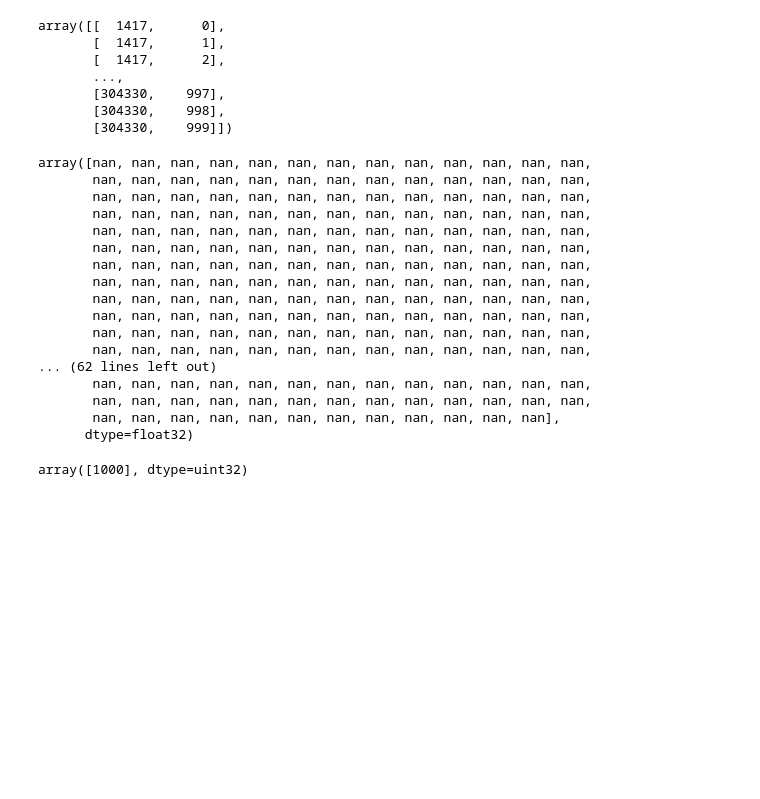
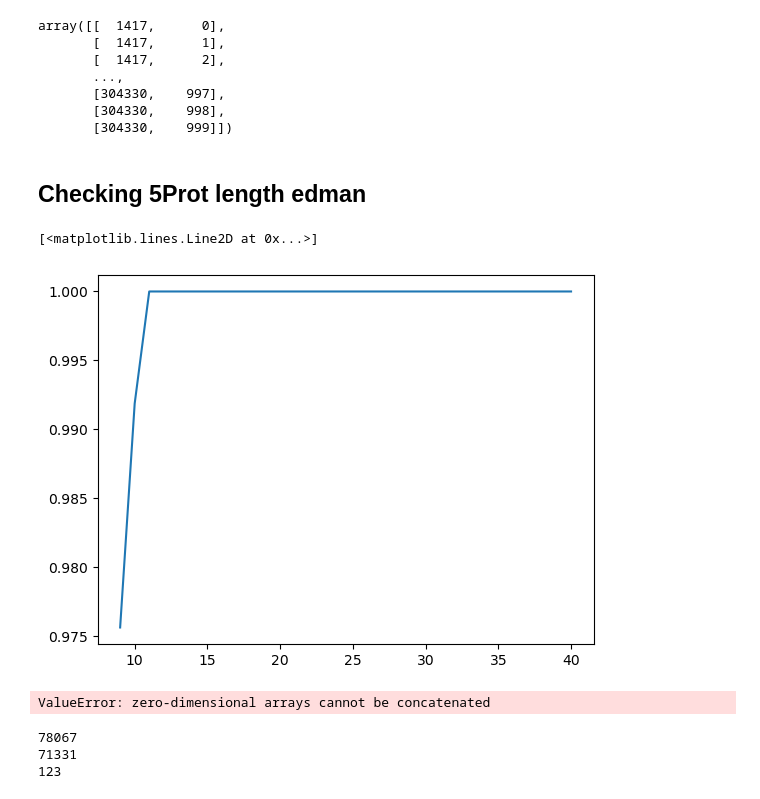
Before and after one commit to JavierKipen/ProtInfGPU, a Jupyter notebook: scripts/GenDatasets.ipynb, the cells around one changed output. Cells and saved outputs as stored; diff of their text form; code cells hidden in the pictures; blank space fills up the shorter version.

```diff
--- a/scripts/GenDatasets.ipynb
+++ b/scripts/GenDatasets.ipynb
@@ -408,27 +412,47 @@ array([[  1417,      0],
        [304330,    997],
        [304330,    998],
        [304330,    999]])
+# %% [markdown]
+## Checking 5Prot length edman
 # %%
-allScores[1417,:]
+
+df=pd.read_csv("/home/jkipen/raid_storage/ProtInfGPU/data/WhatprotGen/5ProtTest/ExpTable5Prot.csv")
+df_filtered = df.drop_duplicates(subset="Flustring Id", keep="first")[["Flustring Id", "Flustring"]];
+n_flus=len(df_filtered);
+flustrings_rev=df_filtered["Flustring"].to_list()
+flustrings=[seq[::-1] for seq in flustrings_rev]
-# %% [output]
-array([nan, nan, nan, nan, nan, nan, nan, nan, nan, nan, nan, nan, nan,
-       nan, nan, nan, nan, nan, nan, nan, nan, nan, nan, nan, nan, nan,
-       nan, nan, nan, nan, nan, nan, nan, nan, nan, nan, nan, nan, nan,
-       nan, nan, nan, nan, nan, nan, nan, nan, nan, nan, nan, nan, nan,
-       nan, nan, nan, nan, nan, nan, nan, nan, nan, nan, nan, nan, nan,
-       nan, nan, nan, nan, nan, nan, nan, nan, nan, nan, nan, nan, nan,
-       nan, nan, nan, nan, nan, nan, nan, nan, nan, nan, nan, nan, nan,
-       nan, nan, nan, nan, nan, nan, nan, nan, nan, nan, nan, nan, nan,
-       nan, nan, nan, nan, nan, nan, nan, nan, nan, nan, nan, nan, nan,
-       nan, nan, nan, nan, nan, nan, nan, nan, nan, nan, nan, nan, nan,
-       nan, nan, nan, nan, nan, nan, nan, nan, nan, nan, nan, nan, nan,
-       nan, nan, nan, nan, nan, nan, nan, nan, nan, nan, nan, nan, nan,
-... (62 lines left out)
-       nan, nan, nan, nan, nan, nan, nan, nan, nan, nan, nan, nan, nan,
-       nan, nan, nan, nan, nan, nan, nan, nan, nan, nan, nan, nan, nan,
-       nan, nan, nan, nan, nan, nan, nan, nan, nan, nan, nan, nan],
-      dtype=float32)
+# %%
+n_ed_cycles_test=[9,10,11, 12, 15, 18, 20, 25, 30, 35, 40];
+max_accs=[]
+
+for n_ed_cycles in n_ed_cycles_test:
+    n_colors=3;
+    dye_tracks=np.zeros((n_flus,n_ed_cycles+1,n_colors))
+    for n,dye_seq in enumerate(flustrings):
+        dye_tracks[n,:,:]=dye_seq_to_dye_track(dye_seq,n_ed_cycles);
+
+    flattened =[tuple(dye_tracks[i].flatten()) for i in range(dye_tracks.shape[0])]
+    unique_patterns, counts = np.unique(flattened, return_counts=True, axis=0) #The ones that have the same pattern will be guessed 1/n_count of the same time rights
+    max_accs.append(len(unique_patterns)/n_flus) #If we sum the probability of each, we get that the ideal classifier in this case will sum len(unique_patterns).
+plt.plot(n_ed_cycles_test,max_accs)
+# %% [output]
+[<matplotlib.lines.Line2D at 0x...>]
+[figure, added]
 # %%
-np.fromfile("/home/jkipen/raid_storage/ProtInfGPU/data/20642_Prot/binary/Probeam/Common/nSparsity.bin",dtype=np.uint32)
+path_5prot="/raid/jkipen/ProtInfGPU/data/WhatprotGen/5ProtTest/"
+
+dfr = pd.read_csv(path_5prot+ "WhatprotGen/radiometries.tsv", sep="\t", header=None, skiprows=3); #Skipping metadata rows
+dft = pd.read_csv(path_5prot+ "WhatprotGen/true-ids.tsv", sep="\t", header=None, skiprows=1); #Skipping metadata rows
+dfr['true_ids'] = dft[0]
 # %% [output]
-array([1000], dtype=uint32)
+ValueError: zero-dimensional arrays cannot be concatenated
+# %%
+all_true_ids=dfr['true_ids'].to_numpy()
+u,counts=np.unique(all_true_ids,return_counts=True)
+print(np.max(counts))
+print(np.min(counts))
+print(len(u)) #Checking that there is at least 1000 traces of each flustring!
+# %% [output]
+78067
+71331
+123
```
Also changed, not shown: parts of 6 cells of this notebook, 25 other files.
